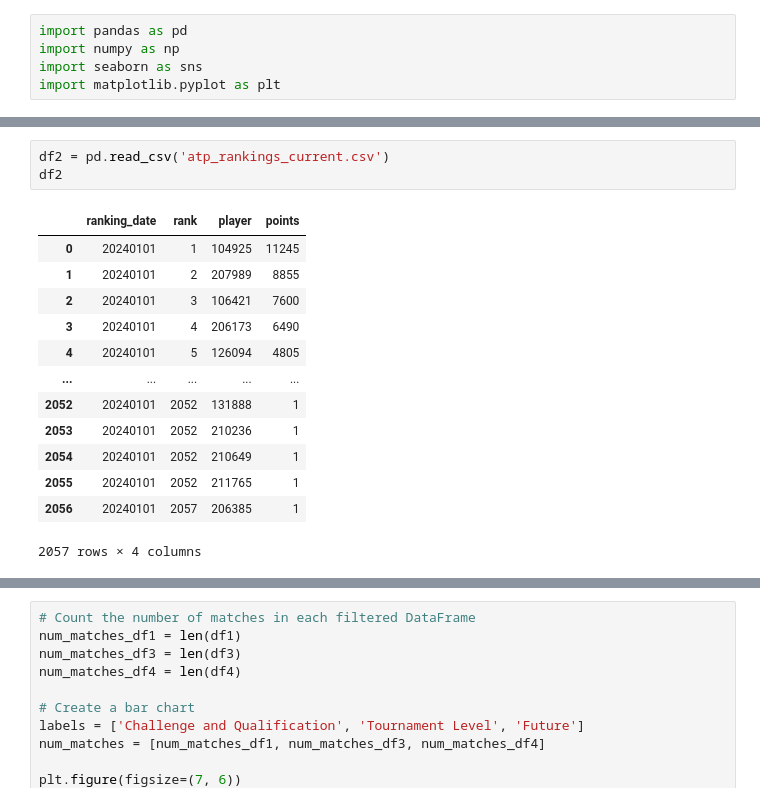
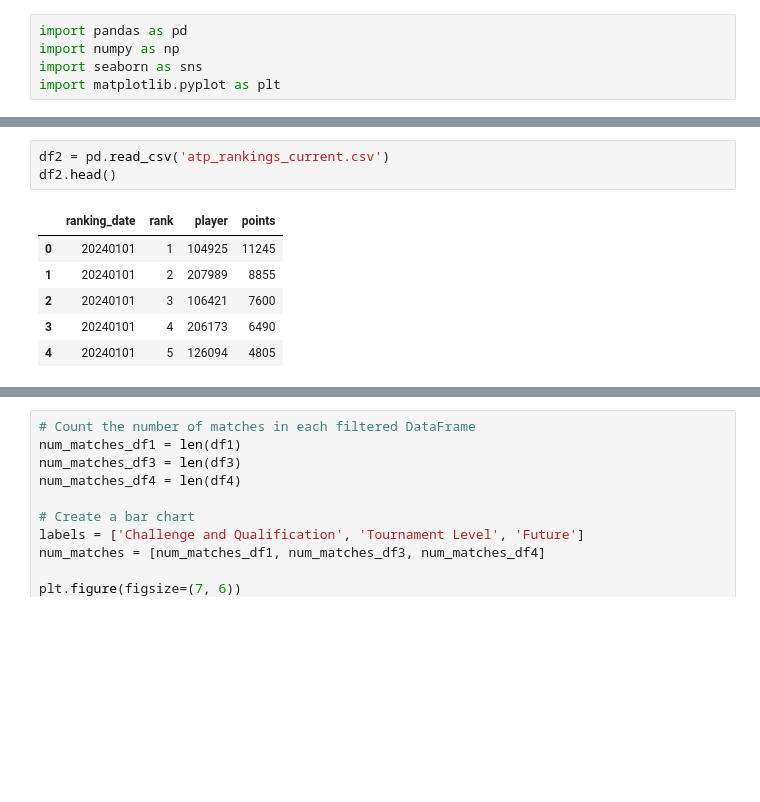
Before and after one commit to grishma34/GoGuess-Tennis-Match-Predictor, a Jupyter notebook: Data_Preprocessing.ipynb, the cells around one changed output, grey strips where cells are left out. Cells and saved outputs as stored; diff of their text form; blank space fills up the shorter version.

```diff
--- a/Data_Preprocessing.ipynb
+++ b/Data_Preprocessing.ipynb
@@ -23,19 +17,12 @@ df1
 # %%
 df2 = pd.read_csv('atp_rankings_current.csv')
-df2
+df2.head()
 # %% [output]
 |  | ranking_date | rank | player | points |
 | 0 | 20240101 | 1 | 104925 | 11245 |
 | 1 | 20240101 | 2 | 207989 | 8855 |
 | 2 | 20240101 | 3 | 106421 | 7600 |
 | 3 | 20240101 | 4 | 206173 | 6490 |
 | 4 | 20240101 | 5 | 126094 | 4805 |
-| ... | ... | ... | ... | ... |
-| 2052 | 20240101 | 2052 | 131888 | 1 |
-| 2053 | 20240101 | 2052 | 210236 | 1 |
-| 2054 | 20240101 | 2052 | 210649 | 1 |
-| 2055 | 20240101 | 2052 | 211765 | 1 |
-| 2056 | 20240101 | 2057 | 206385 | 1 |
-2057 rows × 4 columns
 # %%
 df3 = pd.read_csv('atp_matches_2023.csv')
```
Also changed, not shown: parts of 3 cells of this notebook.
